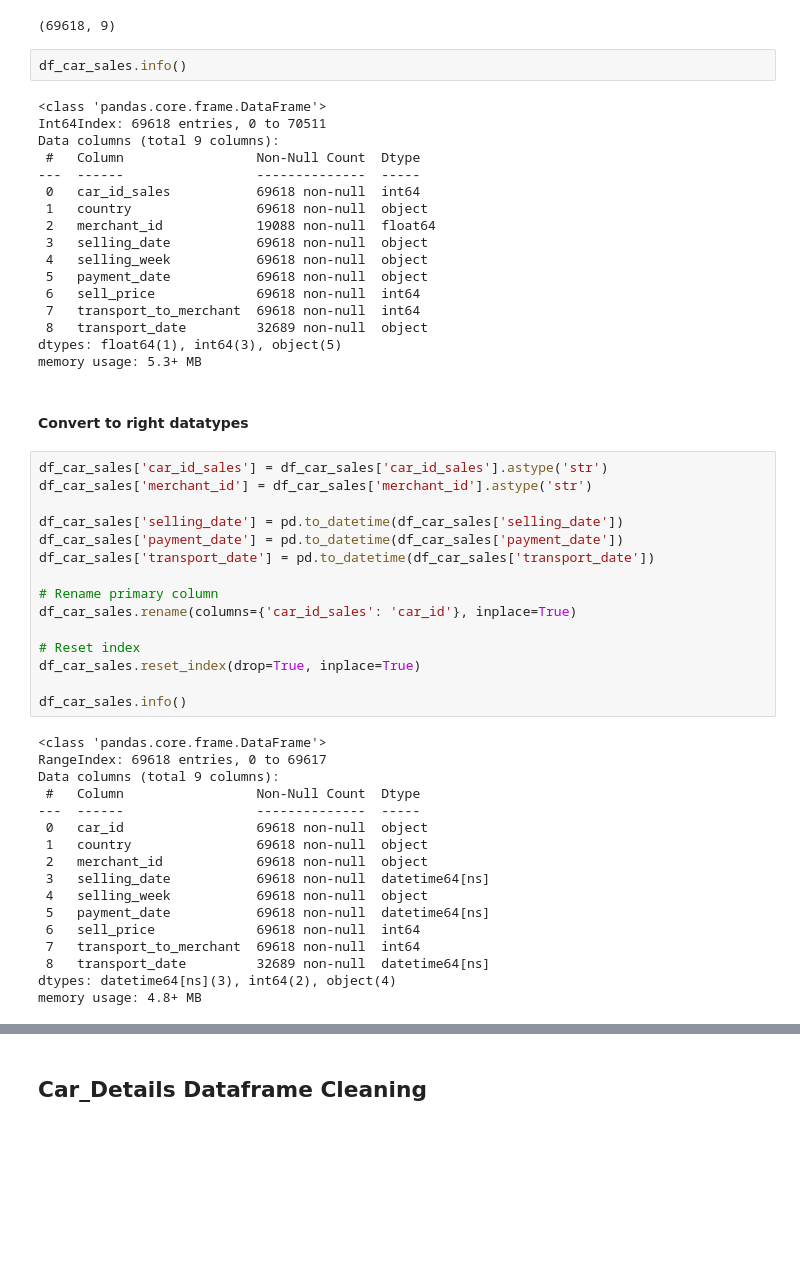
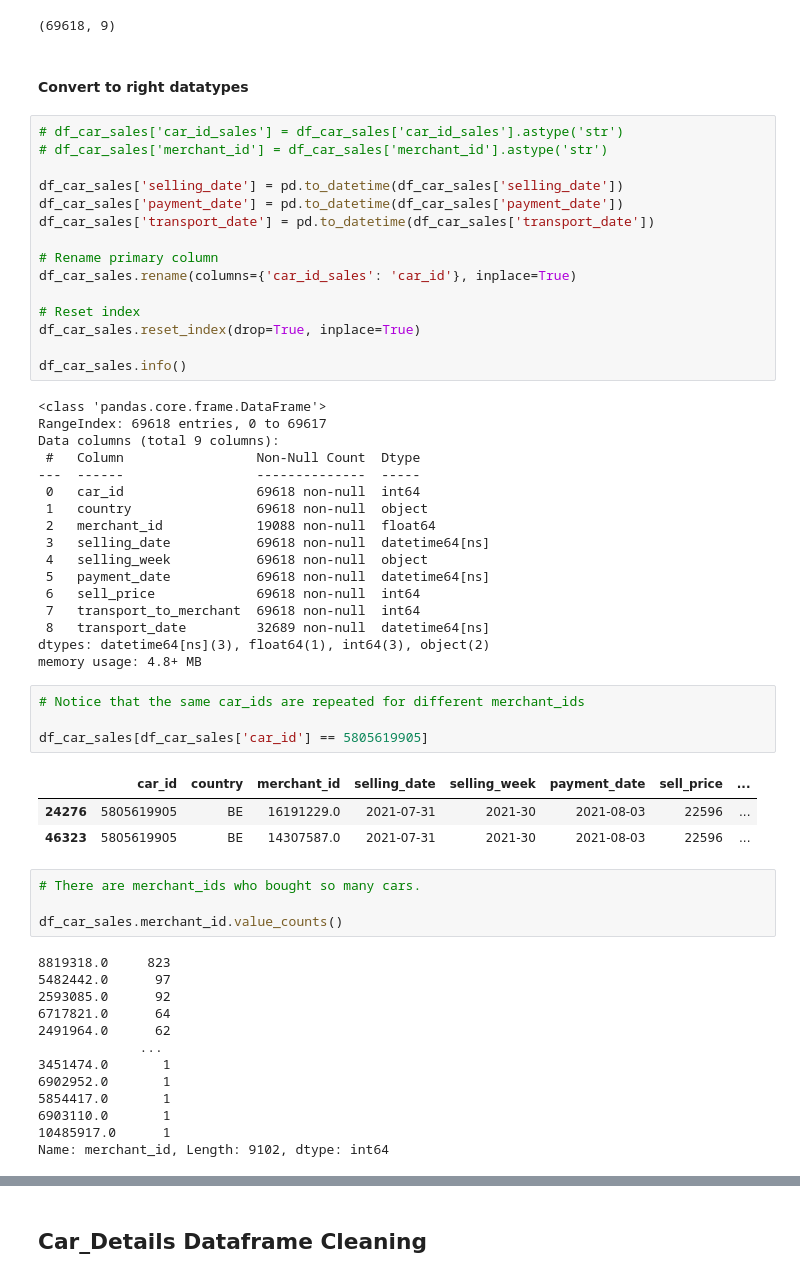
Before and after one commit to dileepsathyan/assignments, a Jupyter notebook: Vroom Virtusa/Vroom Virtusa Assignment.ipynb, the cells around one changed output, grey strips where cells are left out. Drawn from its saved outputs; the diff is of its cells as text; blank space fills up the shorter version.

```diff
--- a/Vroom Virtusa/Vroom Virtusa Assignment.ipynb
+++ b/Vroom Virtusa/Vroom Virtusa Assignment.ipynb
@@ -52,30 +52,11 @@ df_car_sales.drop_duplicates(inplace=True)
 df_car_sales.shape
 # %% [output]
 (69618, 9)
-# %%
-df_car_sales.info()
-# %% [output]
-<class 'pandas.core.frame.DataFrame'>
-Int64Index: 69618 entries, 0 to 70511
-Data columns (total 9 columns):
- #   Column                 Non-Null Count  Dtype
----  ------                 --------------  -----
- 0   car_id_sales           69618 non-null  int64
- 1   country                69618 non-null  object
- 2   merchant_id            19088 non-null  float64
- 3   selling_date           69618 non-null  object
- 4   selling_week           69618 non-null  object
- 5   payment_date           69618 non-null  object
- 6   sell_price             69618 non-null  int64
- 7   transport_to_merchant  69618 non-null  int64
- 8   transport_date         32689 non-null  object
-dtypes: float64(1), int64(3), object(5)
-memory usage: 5.3+ MB
 # %% [markdown]
 #### Convert to right datatypes
 # %%
-df_car_sales['car_id_sales'] = df_car_sales['car_id_sales'].astype('str')
-df_car_sales['merchant_id'] = df_car_sales['merchant_id'].astype('str')
+# df_car_sales['car_id_sales'] = df_car_sales['car_id_sales'].astype('str')
+# df_car_sales['merchant_id'] = df_car_sales['merchant_id'].astype('str')
 
 df_car_sales['selling_date'] = pd.to_datetime(df_car_sales['selling_date'])
 df_car_sales['payment_date'] = pd.to_datetime(df_car_sales['payment_date'])
@@ -94,14 +75,39 @@ RangeIndex: 69618 entries, 0 to 69617
 Data columns (total 9 columns):
  #   Column                 Non-Null Count  Dtype
 ---  ------                 --------------  -----
- 0   car_id                 69618 non-null  object
+ 0   car_id                 69618 non-null  int64
  1   country                69618 non-null  object
- 2   merchant_id            69618 non-null  object
+ 2   merchant_id            19088 non-null  float64
  3   selling_date           69618 non-null  datetime64[ns]
  4   selling_week           69618 non-null  object
  5   payment_date           69618 non-null  datetime64[ns]
  6   sell_price             69618 non-null  int64
  7   transport_to_merchant  69618 non-null  int64
  8   transport_date         32689 non-null  datetime64[ns]
-dtypes: datetime64[ns](3), int64(2), object(4)
+dtypes: datetime64[ns](3), float64(1), int64(3), object(2)
 memory usage: 4.8+ MB
+# %%
+# Notice that the same car_ids are repeated for different merchant_ids
+
+df_car_sales[df_car_sales['car_id'] == 5805619905]
+# %% [output]
+|  | car_id | country | merchant_id | selling_date | selling_week | payment_date | sell_price | ... |
+| 24276 | 5805619905 | BE | 16191229.0 | 2021-07-31 | 2021-30 | 2021-08-03 | 22596 | ... |
+| 46323 | 5805619905 | BE | 14307587.0 | 2021-07-31 | 2021-30 | 2021-08-03 | 22596 | ... |
+# %%
+# There are merchant_ids who bought so many cars.
+
+df_car_sales.merchant_id.value_counts()
+# %% [output]
+8819318.0     823
+5482442.0      97
+2593085.0      92
+6717821.0      64
+2491964.0      62
+             ...
+3451474.0       1
+6902952.0       1
+5854417.0       1
+6903110.0       1
+10485917.0      1
+Name: merchant_id, Length: 9102, dtype: int64
```
Also changed, not shown: parts of 2 cells of this notebook.
